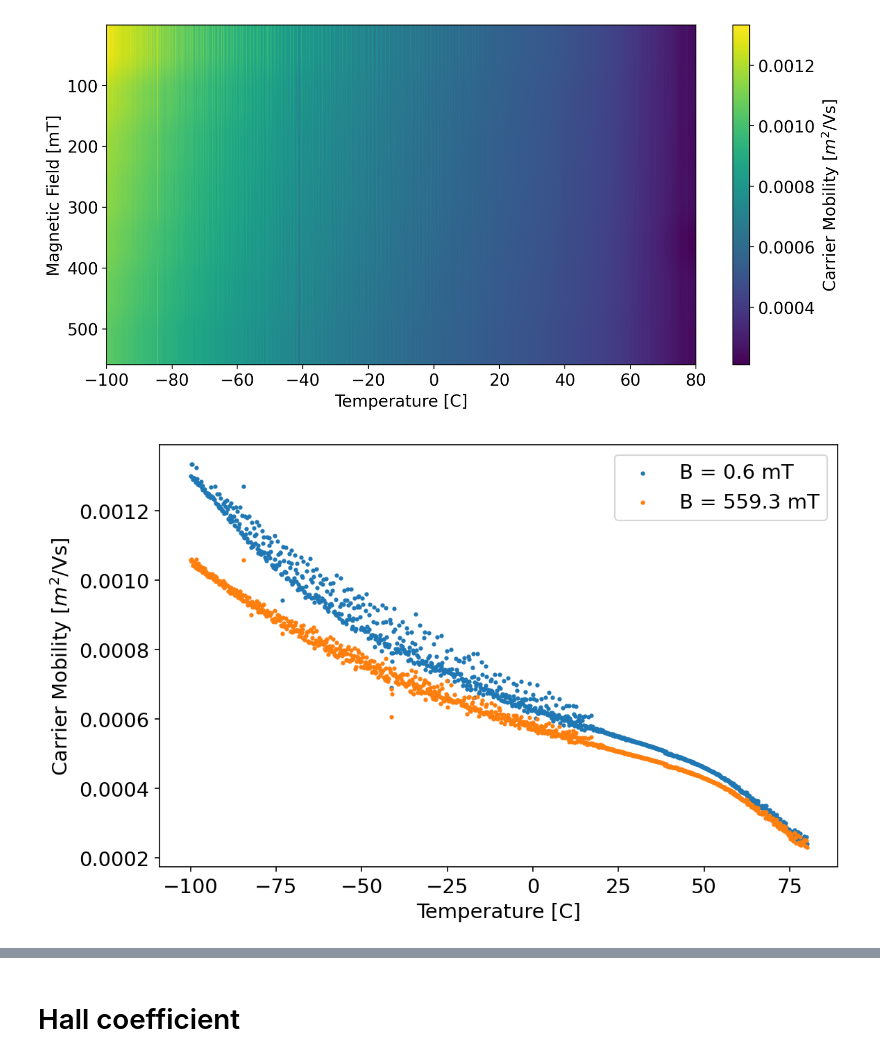
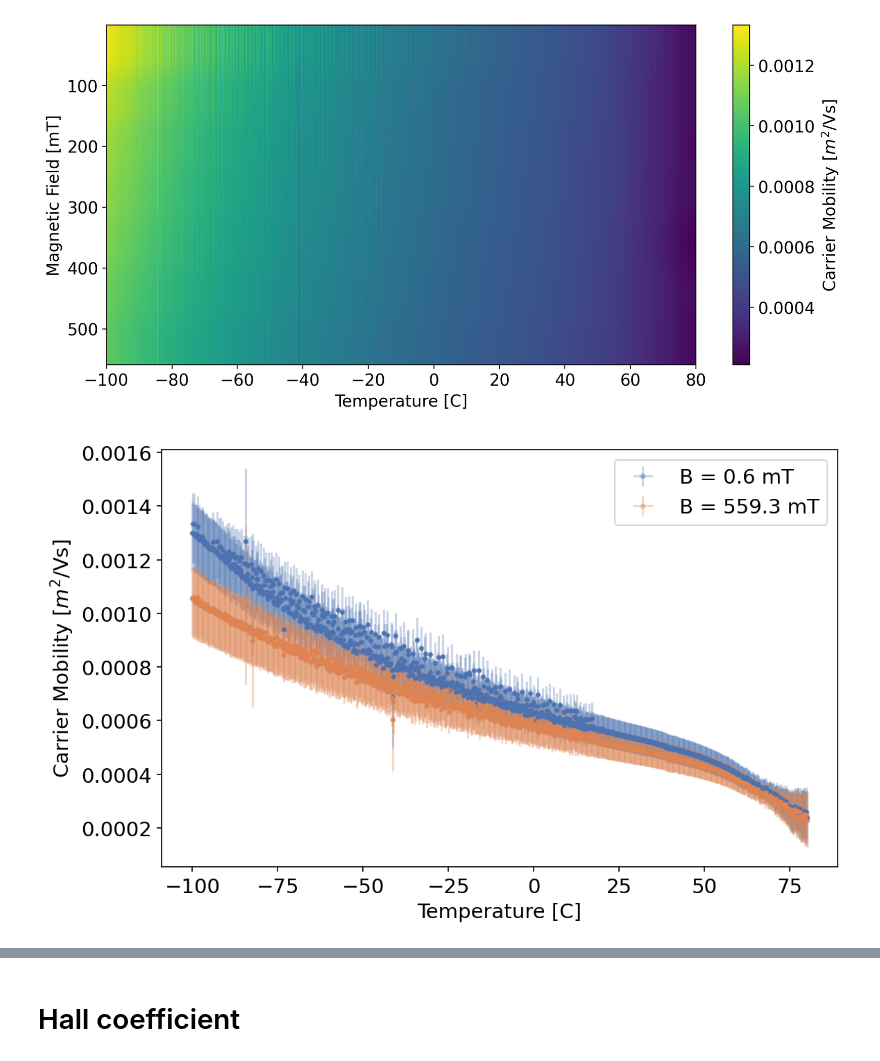
Before and after one commit to orpereira/PHYS469, a Jupyter notebook: hall_experiment/Hall_effect_post-interim.ipynb, the cells around one changed output, grey strips where cells are left out. Saved outputs shown, nothing was run; the diff lists cells and outputs as text; code cells hidden in the pictures.

```diff
--- a/hall_experiment/Hall_effect_post-interim.ipynb
+++ b/hall_experiment/Hall_effect_post-interim.ipynb
@@ -425,15 +445,17 @@ n_avg = 6.2885e+23 +/- 8.32e+20 m^-3
 # %% [markdown]
 ## Carrier mobility / hall coefficient - MULTIPANEL <3
 # %%
-def mobility(n, rho, q=csts['q']):
-    return 1/(n*q*rho)
+def mobility(n, rho, n_err, rho_err, q=csts['q']):
+    mobility = 1/(n*q*rho)
+    mobility_err = mobility * np.sqrt((n_err/n)**2 + (rho_err/rho)**2)
+    return mobility, mobility_err
 # %%
-def mobility_3d_plot(rho, n, T, B, q=csts['q']):
+def mobility_3d_plot(rho, rho_err, n, n_err, T, B, q=csts['q']):
     """
     Make the 3d plot of mobility from resistivity
     rho & n need to have shape (N_T, N_B)
     """
-    mu = mobility(n,rho)  # shape (N_B, N_T)
+    mu, mu_err = mobility(n, rho, n_err, rho_err)  # shape (N_B, N_T)
 
     plt.figure(figsize=(10,5), dpi=200)
     extent = (T[0], T[-1], B[-1], B[0])
@@ -445,21 +467,26 @@ def mobility_3d_plot(rho, n, T, B, q=csts['q']):
     plt.savefig('figures/mobility_3d.png')
     plt.show()
 
-    return mu
+    return mu, mu_err
 # %%
 # Get data arrays
 B = voltage_dict['B_array'] # shape (N_B), mT
 T = voltage_dict['T_common']  # shape (N_T)
 n_array = np.array([n_dict[temp] for temp in T_common]) # shape (N_T), m^-3
+n_err_array = np.array([n_err_dict[temp] for temp in T_common]) # shape (N_T), m^-3
 n_array = np.tile(n_array, (len(B), 1))  # shape (N_B, N_T), m^-3
-rho = resistivity_array().T  # shape (N_B, N_T), Ohm*m
+n_array_err = np.tile(n_err_array, (len(B), 1))  # shape (N_B, N_T), m^-3
+
+rho, rho_err  = resistivity_array()  # shape (N_B, N_T), Ohm*m
+rho = rho.T
+rho_err = rho_err.T
 
 # Plot
-mu = mobility_3d_plot(rho, n_array, T, B)
+mu, mu_err = mobility_3d_plot(rho, rho_err, n_array, n_array_err, T, B)
 # %% [output]
 [figure]
 # %%
-def mobility_slices_plot(mu, x_axis, mu_labels=[], T_axis=True):
+def mobility_slices_plot(mu, mu_err, x_axis, mu_labels=[], T_axis=True):
     """
     Plot a slice of the 3d plot along the B or the T axis
     """
@@ -468,12 +495,17 @@ def mobility_slices_plot(mu, x_axis, mu_labels=[], T_axis=True):
     axis_name = 'Temperature' if T_axis else 'Magnetic Field'
     legend_label = 'T' if not T_axis else 'B'
     ms = 4 if T_axis else 20
+    xerr = errs['T'] if T_axis else errs['B']
+
+    color = sns.color_palette("deep")
+
 
     plt.figure(figsize=(8,5), dpi=150)
     for m,label in zip(mu,mu_labels):
-        plt.scatter(x_axis, m, s=ms, label=f'{legend_label} = {label:.1f} {legend_unit}')
+        plt.errorbar(x_axis, m, xerr = xerr, yerr = mu_err, marker='.', linestyle='None', label=f'{legend_label} = {label:.1f} {legend_unit}', alpha=0.3, capthick = 1, zorder = 0, color = color[np.where(mu == m)[0][0]])
+        plt.scatter(x_axis, m, s=ms, zorder=1, color = color[np.where(mu == m)[0][0]])
         if not T_axis:
-            plt.plot(x_axis, m, lw=1)
+            plt.plot(x_axis, m, lw=1, color = color[np.where(mu == m)[0][0]])
     plt.xlabel(f"{axis_name} [{axis_unit}]")
     plt.ylabel(r'Carrier Mobility [$m^2$/Vs]')
     plt.legend()
@@ -483,9 +515,10 @@ def mobility_slices_plot(mu, x_axis, mu_labels=[], T_axis=True):
 # %%
 # Slice along B
 mu_B_slices = mu[[0,-1]]   # mu for all T, at B indices 0 and -1
+mu_B_slices_err = mu_err[[0,-1]]
 mu_B_labels = B[[0,-1]]
-mobility_slices_plot(mu_B_slices, T, mu_labels=mu_B_labels, T_axis=True)
+mobility_slices_plot(mu_B_slices, mu_B_slices_err, T, mu_labels=mu_B_labels, T_axis=True)
 # %% [output]
-[figure, old version]
+[figure, new version]
 # %%
 mu_T_slices = mu[:,[0,-1]].T  # mu for all B, at T indices 0 and -1
```
Also changed, not shown: parts of 15 cells of this notebook, 15 other files.
